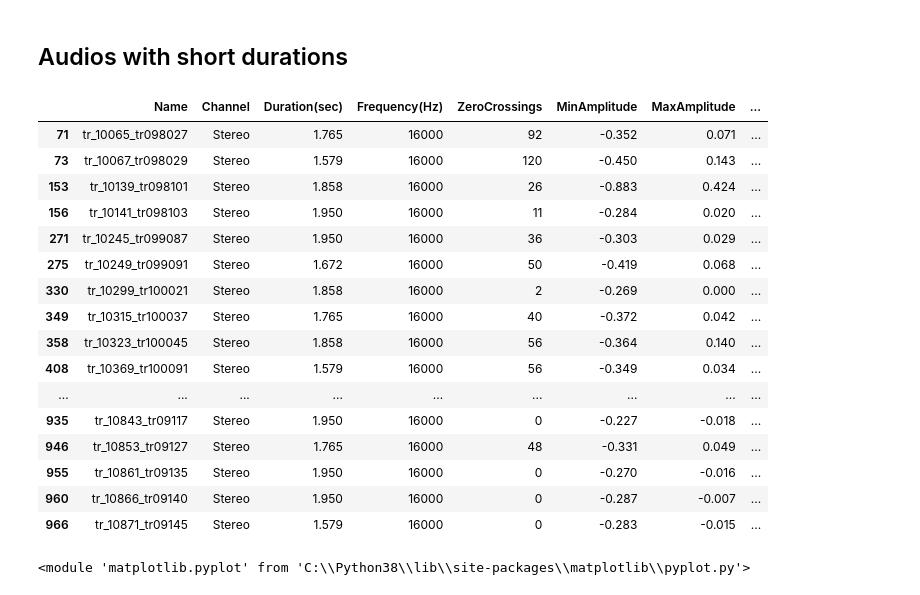
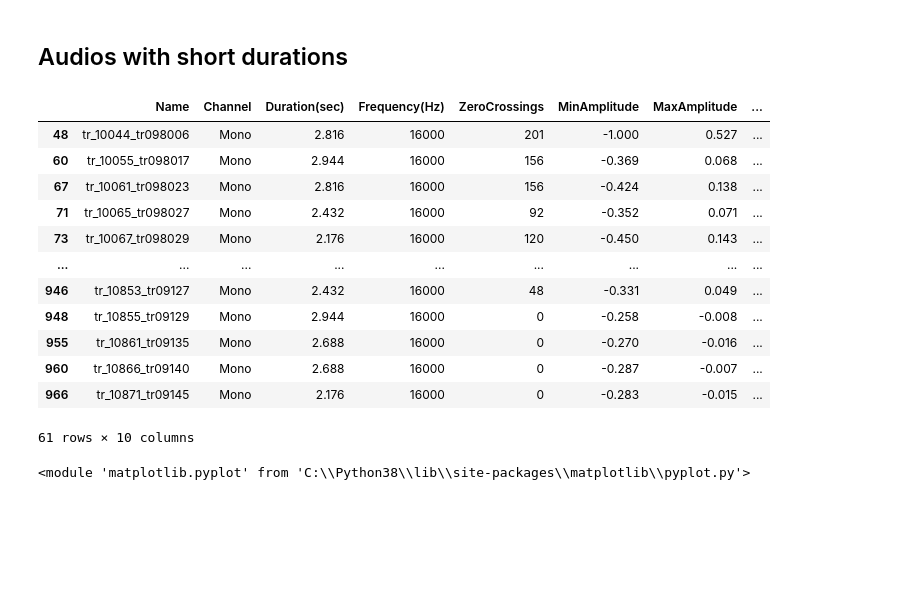
Before and after one commit to ItsDebol/AMH-STT, a Jupyter notebook: notebooks/AudioExploration.ipynb, the cells around one changed output. Saved outputs shown, nothing was run; the diff lists cells and outputs as text; code cells hidden in the pictures; blank space fills up the shorter version.

Commit message:
fixed duration and stereo

```diff
--- a/notebooks/AudioExploration.ipynb
+++ b/notebooks/AudioExploration.ipynb
@@ -134,26 +137,22 @@ for p in plot.patches:
 ## Audios with short durations
 # %%
 # Get to know more about sounds that have short durations
-dur_short_audios = info_df[info_df['Duration(sec)'] <= 2]
+dur_short_audios = info_df[info_df['Duration(sec)'] <= 3]
 dur_short_audios
 # %% [output]
 |  | Name | Channel | Duration(sec) | Frequency(Hz) | ZeroCrossings | MinAmplitude | MaxAmplitude | ... |
-| 71 | tr_10065_tr098027 | Stereo | 1.765 | 16000 | 92 | -0.352 | 0.071 | ... |
-| 73 | tr_10067_tr098029 | Stereo | 1.579 | 16000 | 120 | -0.450 | 0.143 | ... |
-| 153 | tr_10139_tr098101 | Stereo | 1.858 | 16000 | 26 | -0.883 | 0.424 | ... |
-| 156 | tr_10141_tr098103 | Stereo | 1.950 | 16000 | 11 | -0.284 | 0.020 | ... |
-| 271 | tr_10245_tr099087 | Stereo | 1.950 | 16000 | 36 | -0.303 | 0.029 | ... |
-| 275 | tr_10249_tr099091 | Stereo | 1.672 | 16000 | 50 | -0.419 | 0.068 | ... |
-| 330 | tr_10299_tr100021 | Stereo | 1.858 | 16000 | 2 | -0.269 | 0.000 | ... |
-| 349 | tr_10315_tr100037 | Stereo | 1.765 | 16000 | 40 | -0.372 | 0.042 | ... |
-| 358 | tr_10323_tr100045 | Stereo | 1.858 | 16000 | 56 | -0.364 | 0.140 | ... |
-| 408 | tr_10369_tr100091 | Stereo | 1.579 | 16000 | 56 | -0.349 | 0.034 | ... |
+| 48 | tr_10044_tr098006 | Mono | 2.816 | 16000 | 201 | -1.000 | 0.527 | ... |
+| 60 | tr_10055_tr098017 | Mono | 2.944 | 16000 | 156 | -0.369 | 0.068 | ... |
+| 67 | tr_10061_tr098023 | Mono | 2.816 | 16000 | 156 | -0.424 | 0.138 | ... |
+| 71 | tr_10065_tr098027 | Mono | 2.432 | 16000 | 92 | -0.352 | 0.071 | ... |
+| 73 | tr_10067_tr098029 | Mono | 2.176 | 16000 | 120 | -0.450 | 0.143 | ... |
 | ... | ... | ... | ... | ... | ... | ... | ... | ... |
-| 935 | tr_10843_tr09117 | Stereo | 1.950 | 16000 | 0 | -0.227 | -0.018 | ... |
-| 946 | tr_10853_tr09127 | Stereo | 1.765 | 16000 | 48 | -0.331 | 0.049 | ... |
-| 955 | tr_10861_tr09135 | Stereo | 1.950 | 16000 | 0 | -0.270 | -0.016 | ... |
-| 960 | tr_10866_tr09140 | Stereo | 1.950 | 16000 | 0 | -0.287 | -0.007 | ... |
-| 966 | tr_10871_tr09145 | Stereo | 1.579 | 16000 | 0 | -0.283 | -0.015 | ... |
+| 946 | tr_10853_tr09127 | Mono | 2.432 | 16000 | 48 | -0.331 | 0.049 | ... |
+| 948 | tr_10855_tr09129 | Mono | 2.944 | 16000 | 0 | -0.258 | -0.008 | ... |
+| 955 | tr_10861_tr09135 | Mono | 2.688 | 16000 | 0 | -0.270 | -0.016 | ... |
+| 960 | tr_10866_tr09140 | Mono | 2.688 | 16000 | 0 | -0.287 | -0.007 | ... |
+| 966 | tr_10871_tr09145 | Mono | 2.176 | 16000 | 0 | -0.283 | -0.015 | ... |
+61 rows × 10 columns
 # %%
 # Check sounds with no zero crossing
 ae.get_audio_visualization(966)
```
Also changed, not shown: parts of 8 cells of this notebook, 1 other file.
